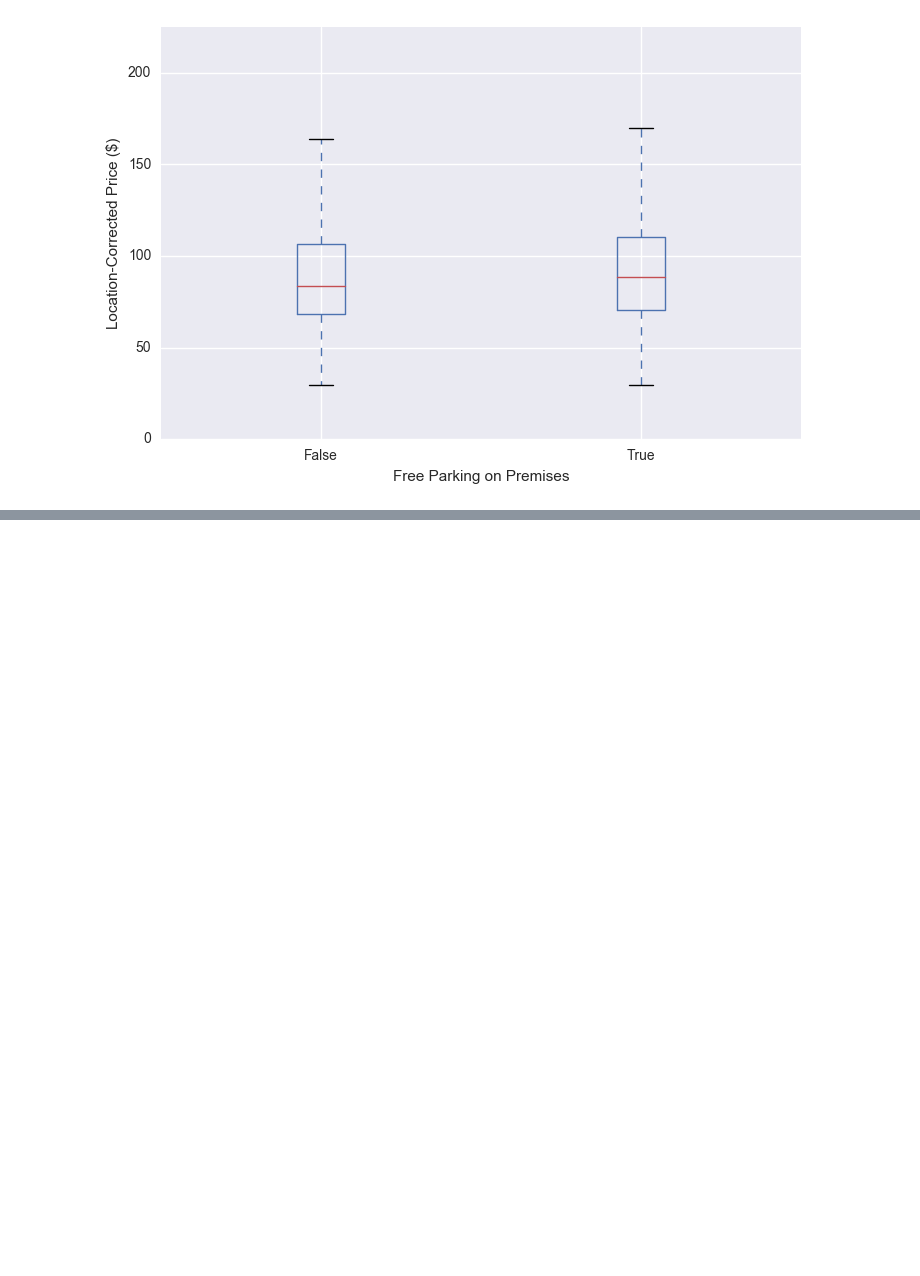
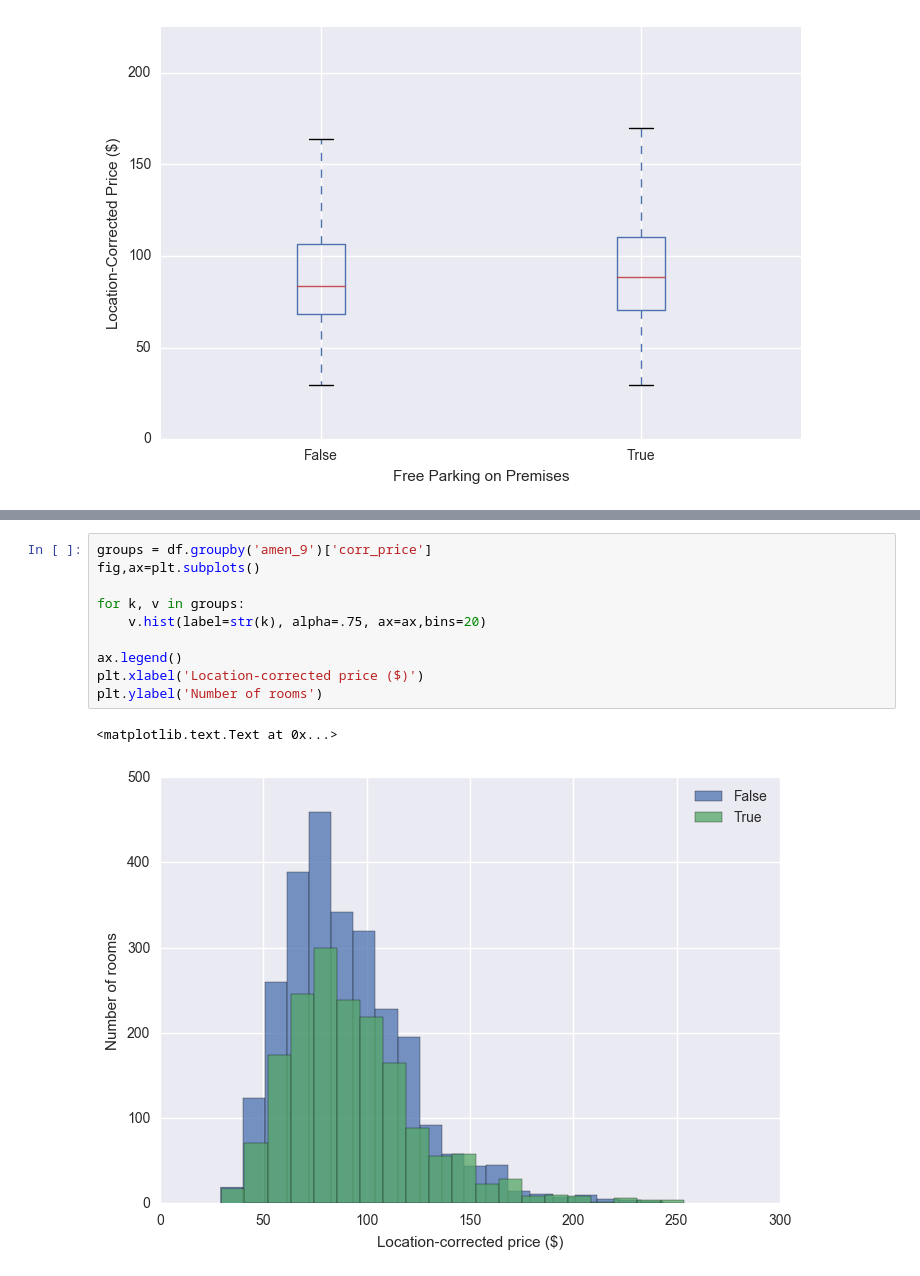
Before and after one commit to btamadio/PricePredictor, a Jupyter notebook: PricePredictor/binary_feature_engineering.ipynb, the cells around one changed output, grey strips where cells are left out. Saved outputs shown, nothing was run; the diff lists cells and outputs as text; blank space fills up the shorter version.

```diff
--- a/PricePredictor/binary_feature_engineering.ipynb
+++ b/PricePredictor/binary_feature_engineering.ipynb
@@ -175,0 +181,13 @@ plt.title('');
+# %%
+groups = df.groupby('amen_9')['corr_price']
+fig,ax=plt.subplots()
+
+for k, v in groups:
+    v.hist(label=str(k), alpha=.75, ax=ax,bins=20)
+
+ax.legend()
+plt.xlabel('Location-corrected price ($)')
+plt.ylabel('Number of rooms')
+# %% [output]
+<matplotlib.text.Text at 0x...>
+[figure, added]
```
Also changed, not shown: parts of 6 cells of this notebook, 6 other files.
